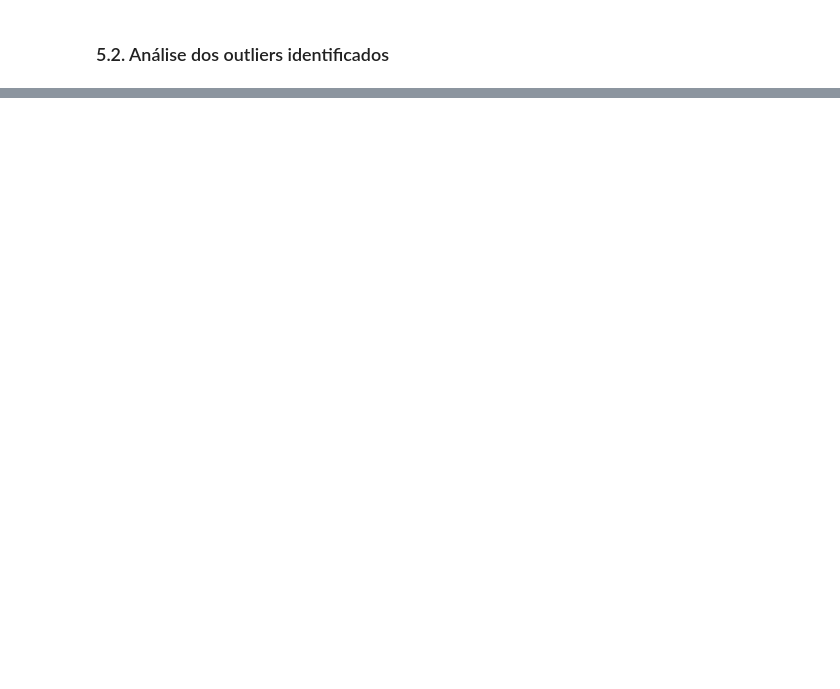
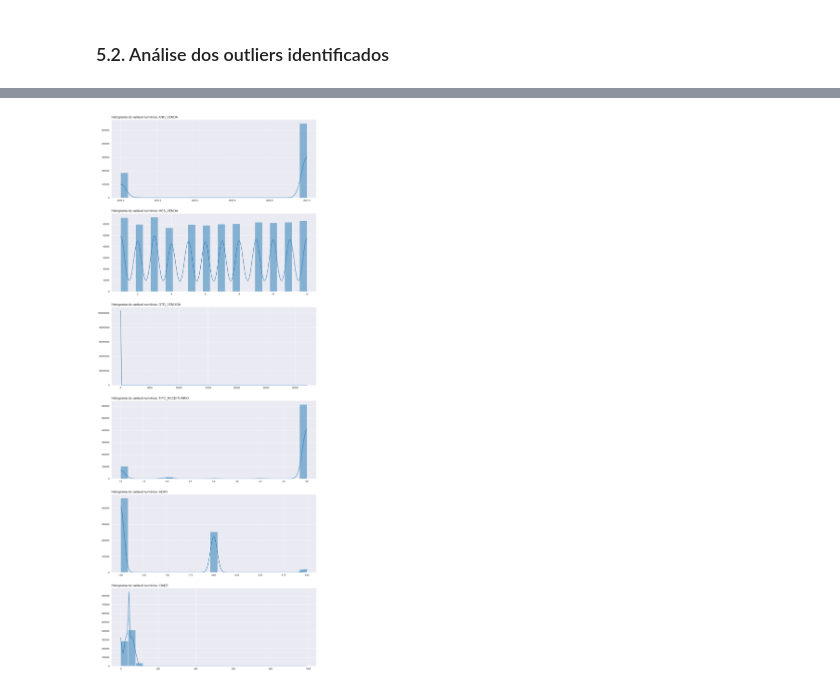
Before and after one commit to emso-exe/Venda_de_medicamentos_controlados_e_antimicrobianos_-_industrializados, a Jupyter notebook: 001_analise_de_vendas.ipynb, the cells around one changed output, grey strips where cells are left out. Saved outputs shown, nothing was run; the diff lists cells and outputs as text; code cells hidden in the pictures; blank space fills up the shorter version.

```diff
--- a/001_analise_de_vendas.ipynb
+++ b/001_analise_de_vendas.ipynb
@@ -456,0 +465,39 @@ Os outliers correspondem a 0.076% dos dados da variável.
+# %%
+def graf_histplot(dataframe):
+    '''
+    Função para gerar gráficos histplot para variáveis numéricas do DataFrame.
+
+    :param dataframe: DataFrame
+        DataFrame a ser analisado.
+    '''
+    # Selecionar apenas variáveis numéricas
+    colunas = dataframe.select_dtypes(include=['number']).columns
+
+    # Calcular a quantidade de subplots necessário
+    qtde_subplots = len(colunas)
+
+    # Criar subplots dinamicamente
+    fig, axs = plt.subplots(qtde_subplots, 1, figsize=(12, 5 * qtde_subplots))
+
+    # Loop sobre as variáveis numéricas e plotar o gráfico
+    for i, col in enumerate(colunas):
+        sns.histplot(data=dataframe, x=col,
+                     ax=axs[i], multiple='dodge', label=col, bins=25, kde=True)
+
+        # Configurar o título e remover os rótulos dos eixos
+        axs[i].set_title(f'Histograma da variável numérica: {col}', loc='left')
+        axs[i].set(xlabel='', ylabel='')
+        # Ajustar o tamanho dos rótulos
+        axs[i].tick_params(labelsize=9)
+        # Exibir rótulos sem formatação especial
+        axs[i].ticklabel_format(style='plain', axis='y')
+
+    # Ajustar o layout para evitar sobreposição
+    plt.tight_layout()
+    plt.subplots_adjust(hspace=0.2)
+    plt.show()
+
+
+graf_histplot(df)
+# %% [output]
+[figure, added]
```
Also changed, not shown: parts of 5 cells of this notebook.
